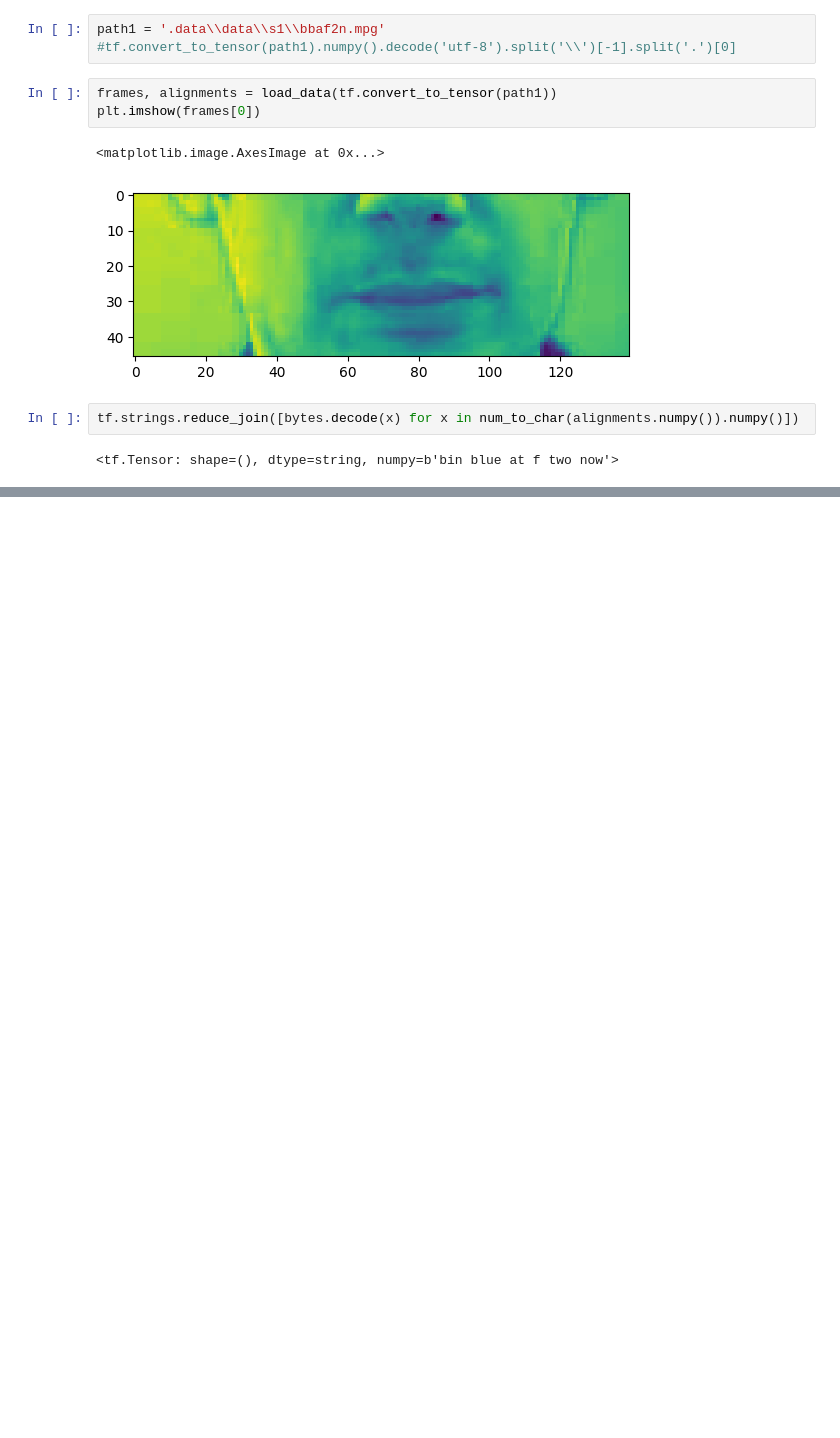
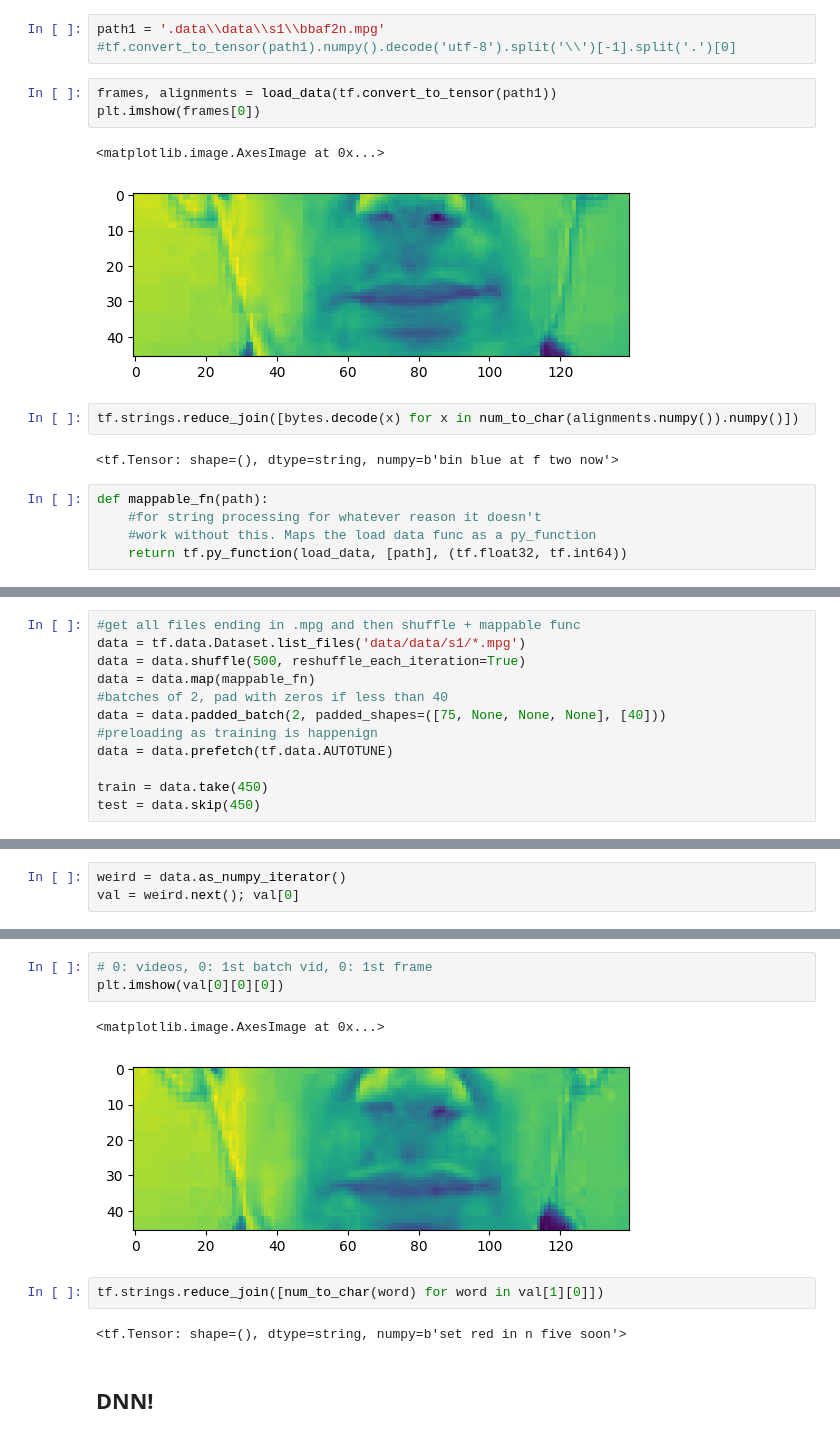
Before and after one commit to ahmadfaisal9900/Real-Time-Lip-Reading, a Jupyter notebook: LipNet.ipynb, the cells around one changed output, grey strips where cells are left out. Cells and saved outputs as stored; diff of their text form; blank space fills up the shorter version.

```diff
--- a/LipNet.ipynb
+++ b/LipNet.ipynb
@@ -89,3 +89,8 @@ plt.imshow(frames[0])
 tf.strings.reduce_join([bytes.decode(x) for x in num_to_char(alignments.numpy()).numpy()])
 # %% [output]
 <tf.Tensor: shape=(), dtype=string, numpy=b'bin blue at f two now'>
+# %%
+def mappable_fn(path):
+    #for string processing for whatever reason it doesn't
+    #work without this. Maps the load data func as a py_function
+    return tf.py_function(load_data, [path], (tf.float32, tf.int64))
@@ -91,0 +99,12 @@ tf.strings.reduce_join([bytes.decode(x) for x in num_to_char(alignments.numpy())
+# %%
+#get all files ending in .mpg and then shuffle + mappable func
+data = tf.data.Dataset.list_files('data/data/s1/*.mpg')
+data = data.shuffle(500, reshuffle_each_iteration=True)
+data = data.map(mappable_fn)
+#batches of 2, pad with zeros if less than 40
+data = data.padded_batch(2, padded_shapes=([75, None, None, None], [40]))
+#preloading as training is happenign
+data = data.prefetch(tf.data.AUTOTUNE)
+
+train = data.take(450)
+test = data.skip(450)
@@ -91,0 +121,3 @@ tf.strings.reduce_join([bytes.decode(x) for x in num_to_char(alignments.numpy())
+# %%
+weird = data.as_numpy_iterator()
+val = weird.next(); val[0]
@@ -91,0 +156,12 @@ tf.strings.reduce_join([bytes.decode(x) for x in num_to_char(alignments.numpy())
+# %%
+# 0: videos, 0: 1st batch vid, 0: 1st frame
+plt.imshow(val[0][0][0])
+# %% [output]
+<matplotlib.image.AxesImage at 0x...>
+[figure, added]
+# %%
+tf.strings.reduce_join([num_to_char(word) for word in val[1][0]])
+# %% [output]
+<tf.Tensor: shape=(), dtype=string, numpy=b'set red in n five soon'>
+# %% [markdown]
+## DNN!
```
Also changed, not shown: parts of 20 cells of this notebook, 2 other files.
